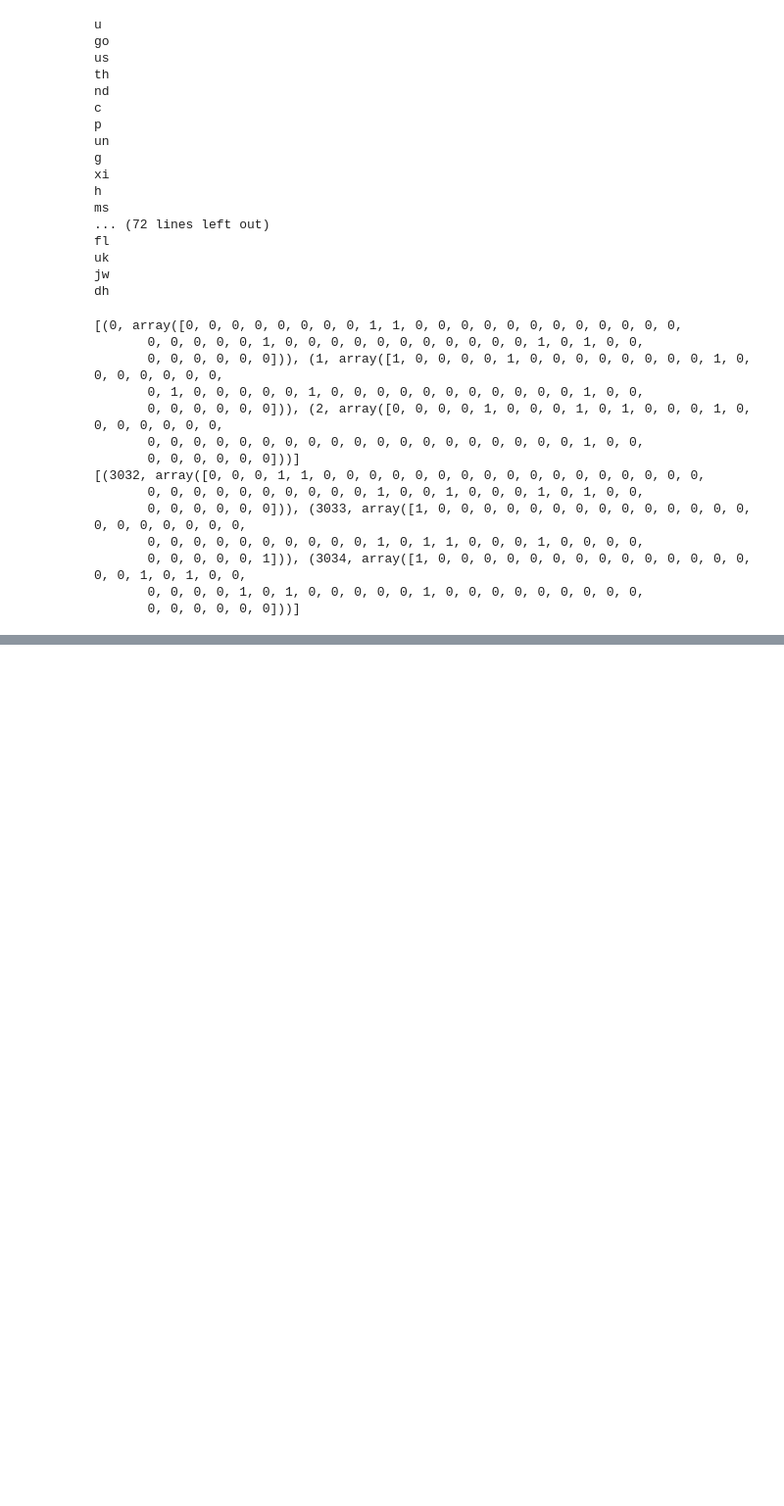
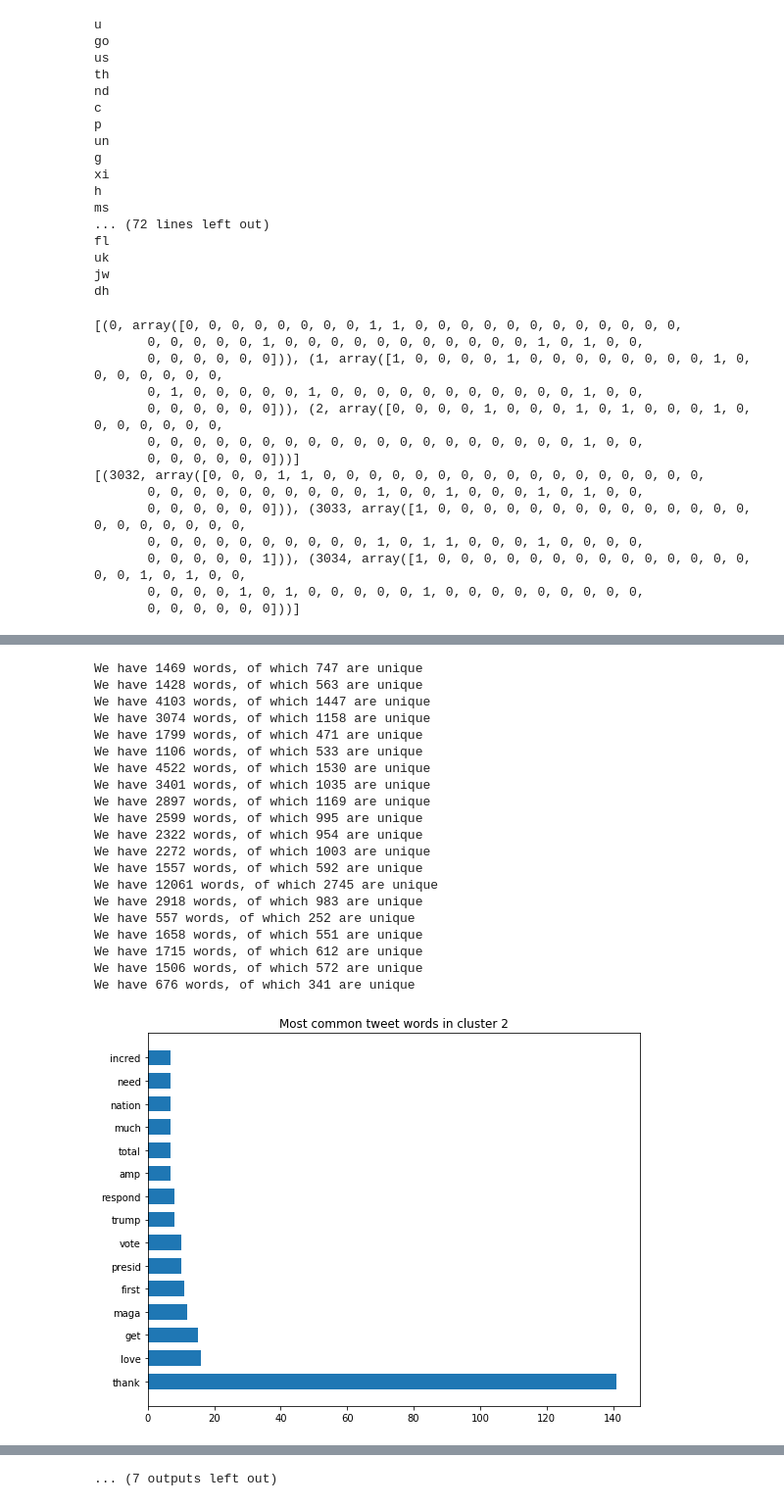
Before and after one commit to RojerGS/DataScience, a Jupyter notebook: TrumpTweetsClustering/dataExploration.ipynb, the cells around one changed output, grey strips where cells are left out. Shown: that part at 98% size. Saved outputs shown, nothing was run; the diff lists cells and outputs as text; code cells hidden in the pictures; blank space fills up the shorter version.

Commit message:
add frequency plots per cluster

```diff
--- a/TrumpTweetsClustering/dataExploration.ipynb
+++ b/TrumpTweetsClustering/dataExploration.ipynb
@@ -362,12 +362,12 @@ for idx, lbl in enumerate(kmeans.labels_):
     sk_clusters[lbl].append(idx)
 
 print(list(map(len, sk_clusters)))
-print(sk_clusters)
+# print(sk_clusters)
 
 random.seed(52345234)
 # take some random tweets from every cluster
 for cluster in sk_clusters:
-    some_tweet_idx = random.sample(cluster, 10)
+    some_tweet_idx = random.sample(cluster, 1)
     for idx in some_tweet_idx:
         print(idx)
         print(data_original["text"][idx].replace("', '", " "))
@@ -396,0 +397,58 @@ Even if we get 100% Republican votes in the Senate, we need 10 Democrat votes to
+# %%
+## Visualize different clusters
+
+nr_cluster = 1
+for cluster in sk_clusters:
+    nr_cluster += 1
+    tweets = []
+    for tweet in data["text"][cluster]:
+        tweets.append(eval(tweet))
+
+    # get the unique set of existing words and count those words
+    # check the most common ones
+    words = {}
+    total_words = 0
+    for tweet in tweets:
+        for word in tweet:
+            total_words += 1
+            if word in words.keys():
+                words[word] += 1
+            else:
+                words[word] = 1
+    print(f"We have {total_words} words, of which {len(words.keys())} are unique")
+    words_tuples = [(word, words[word]) for word in words.keys()]
+    words_tuples.sort(reverse=True, key=lambda t: t[1])
+    # plot a histogram of the N most common words
+    fig, ax = plt.subplots(figsize=(9,7))
+    N = 15
+    heights = [tup[1] for tup in words_tuples[:N]]
+    words = [tup[0] for tup in words_tuples[:N]]
+    indices = list(range(1, 3*N+1, 3))
+    bar_width = 2
+
+    ax.barh(indices, heights, bar_width)
+    ax.set_yticks(indices)
+    ax.set_yticklabels(words)
+    ax.set_title("Most common tweet words in cluster "+str(nr_cluster))
+# %% [output]
+We have 1469 words, of which 747 are unique
+We have 1428 words, of which 563 are unique
+We have 4103 words, of which 1447 are unique
+We have 3074 words, of which 1158 are unique
+We have 1799 words, of which 471 are unique
+We have 1106 words, of which 533 are unique
+We have 4522 words, of which 1530 are unique
+We have 3401 words, of which 1035 are unique
+We have 2897 words, of which 1169 are unique
+We have 2599 words, of which 995 are unique
+We have 2322 words, of which 954 are unique
+We have 2272 words, of which 1003 are unique
+We have 1557 words, of which 592 are unique
+We have 12061 words, of which 2745 are unique
+We have 2918 words, of which 983 are unique
+We have 557 words, of which 252 are unique
+We have 1658 words, of which 551 are unique
+We have 1715 words, of which 612 are unique
+We have 1506 words, of which 572 are unique
+We have 676 words, of which 341 are unique
+[figure, added]
@@ -396,0 +465 @@ Even if we get 100% Republican votes in the Senate, we need 10 Democrat votes to
+... (7 outputs left out)
```
Also changed, not shown: parts of 2 cells of this notebook.
